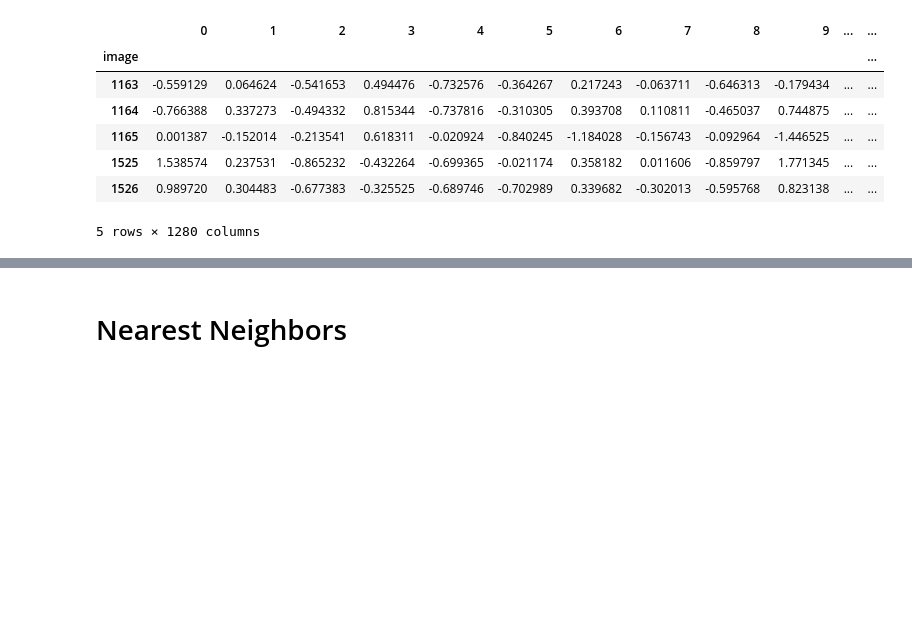
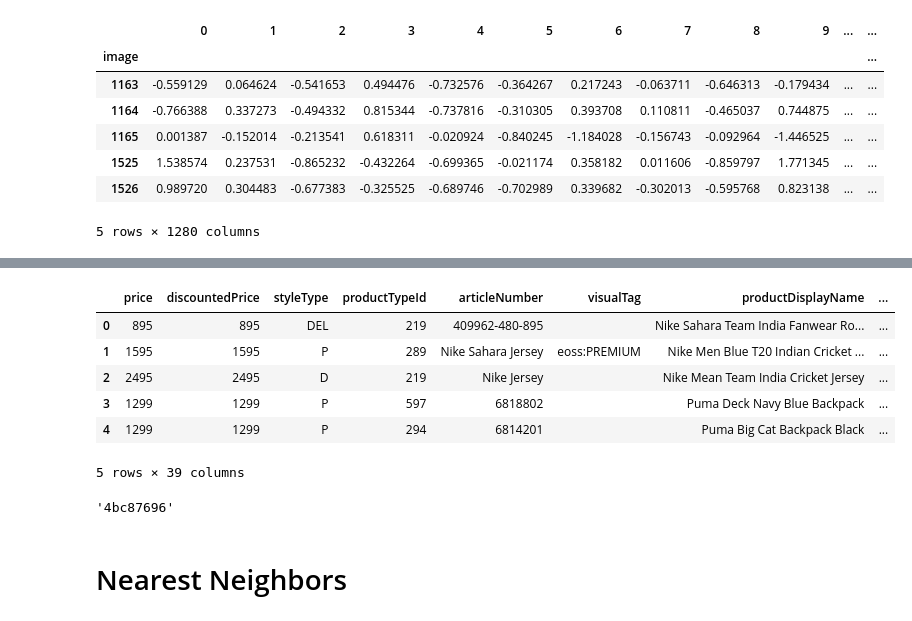
Before and after one commit to zeinovich/image-ranking, a Jupyter notebook: notebooks/1107-zeinovich-knn.ipynb, the cells around one changed output, grey strips where cells are left out. Cells and saved outputs as stored; diff of their text form; code cells hidden in the pictures; blank space fills up the shorter version.

```diff
--- a/notebooks/1107-zeinovich-knn.ipynb
+++ b/notebooks/1107-zeinovich-knn.ipynb
@@ -71,0 +95,15 @@ embeddings.head()
+# %%
+styles = styles.reset_index(drop=True)
+styles.head()
+# %% [output]
+|  | price | discountedPrice | styleType | productTypeId | articleNumber | visualTag | productDisplayName | ... |
+| 0 | 895 | 895 | DEL | 219 | 409962-480-895 |  | Nike Sahara Team India Fanwear Ro... | ... |
+| 1 | 1595 | 1595 | P | 289 | Nike Sahara Jersey | eoss:PREMIUM | Nike Men Blue T20 Indian Cricket ... | ... |
+| 2 | 2495 | 2495 | D | 219 | Nike Jersey |  | Nike Mean Team India Cricket Jersey | ... |
+| 3 | 1299 | 1299 | P | 597 | 6818802 |  | Puma Deck Navy Blue Backpack | ... |
+| 4 | 1299 | 1299 | P | 294 | 6814201 |  | Puma Big Cat Backpack Black | ... |
+5 rows × 39 columns
+# %%
+hex(hash('reset index'))[2:10]
+# %% [output]
+'4bc87696'
```
Also changed, not shown: parts of 13 cells of this notebook.
